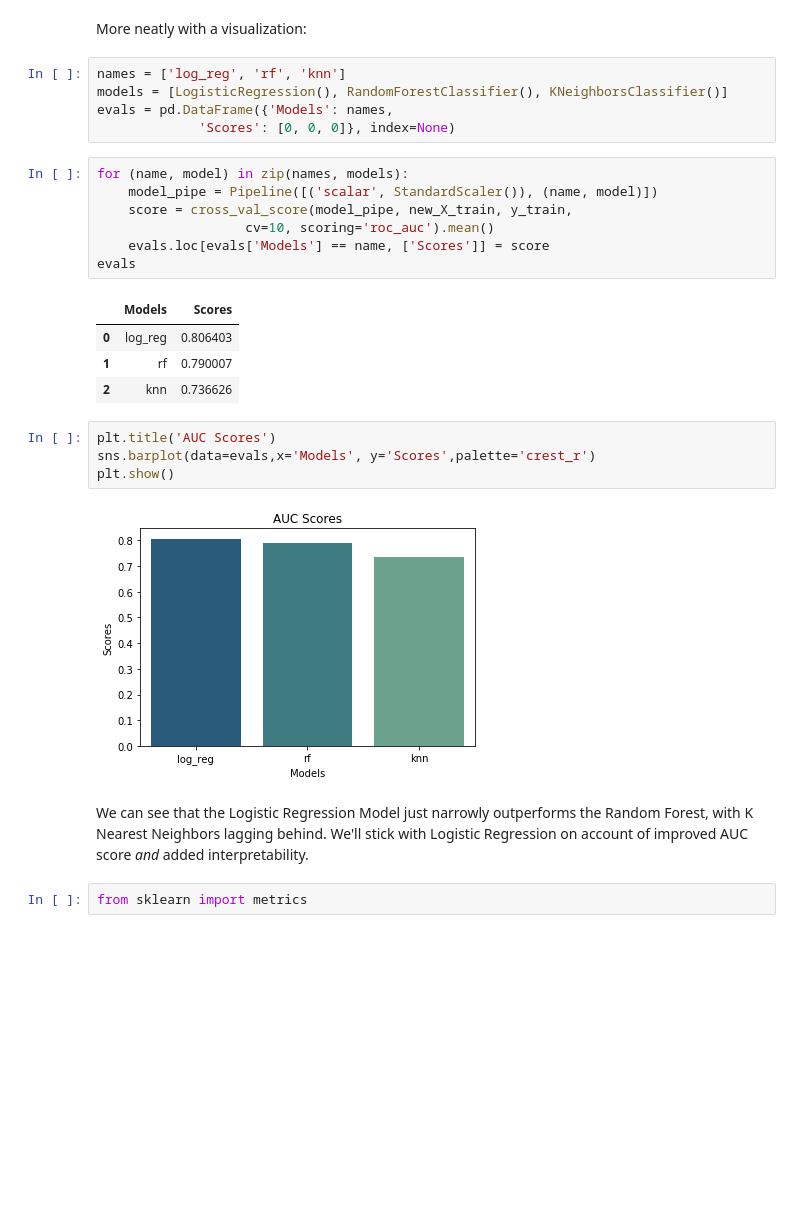
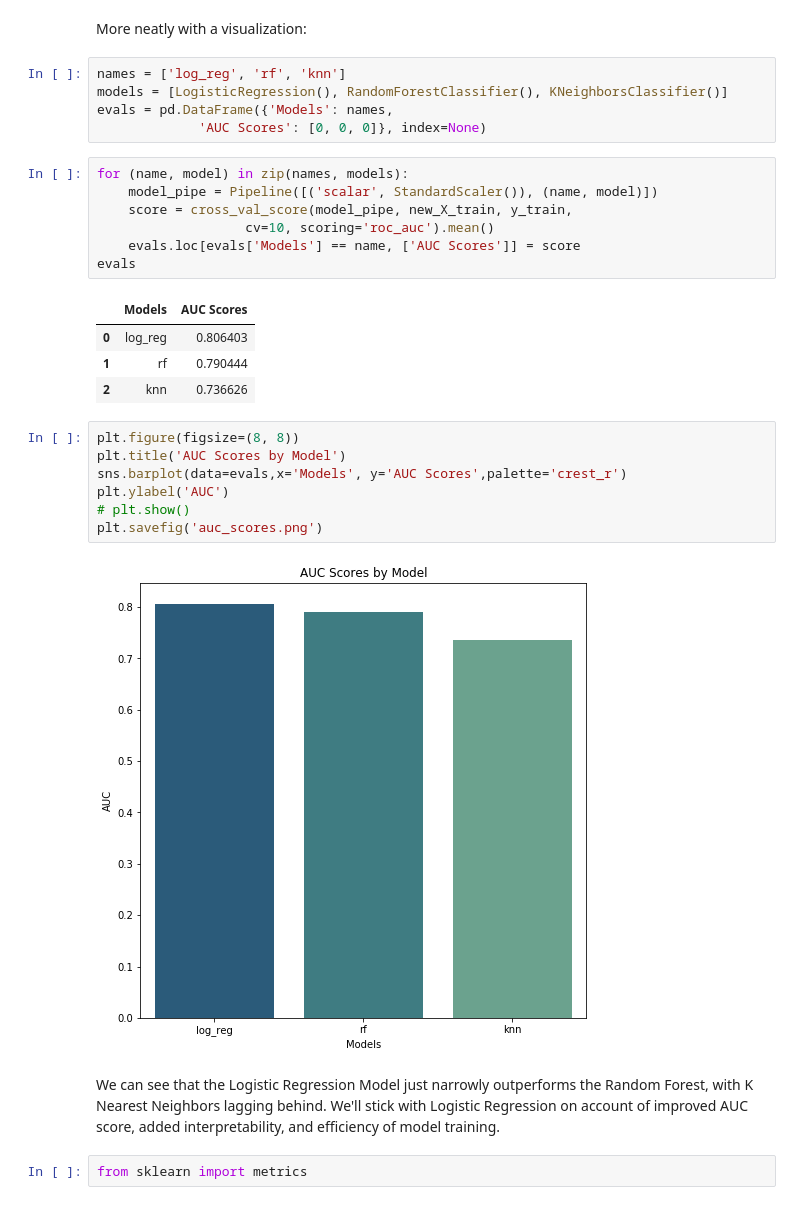
Before and after one commit to DImsirovic/cfb_game_prediction, a Jupyter notebook: modeling/model_building.ipynb, the cells around one changed output. Cells and saved outputs as stored; diff of their text form; blank space fills up the shorter version.

Commit message:
Added testing to modeling notebook

```diff
--- a/modeling/model_building.ipynb
+++ b/modeling/model_building.ipynb
@@ -194,26 +199,29 @@ More neatly with a visualization:
 names = ['log_reg', 'rf', 'knn']
 models = [LogisticRegression(), RandomForestClassifier(), KNeighborsClassifier()]
 evals = pd.DataFrame({'Models': names,
-             'Scores': [0, 0, 0]}, index=None)
+             'AUC Scores': [0, 0, 0]}, index=None)
 # %%
 for (name, model) in zip(names, models):
     model_pipe = Pipeline([('scalar', StandardScaler()), (name, model)])
     score = cross_val_score(model_pipe, new_X_train, y_train,
                    cv=10, scoring='roc_auc').mean()
-    evals.loc[evals['Models'] == name, ['Scores']] = score
+    evals.loc[evals['Models'] == name, ['AUC Scores']] = score
 evals
 # %% [output]
-|  | Models | Scores |
+|  | Models | AUC Scores |
 | 0 | log_reg | 0.806403 |
-| 1 | rf | 0.790007 |
+| 1 | rf | 0.790444 |
 | 2 | knn | 0.736626 |
 # %%
-plt.title('AUC Scores')
-sns.barplot(data=evals,x='Models', y='Scores',palette='crest_r')
-plt.show()
+plt.figure(figsize=(8, 8))
+plt.title('AUC Scores by Model')
+sns.barplot(data=evals,x='Models', y='AUC Scores',palette='crest_r')
+plt.ylabel('AUC')
+# plt.show()
+plt.savefig('auc_scores.png')
 # %% [output]
-[figure, old version]
+[figure, new version]
 # %% [markdown]
-We can see that the Logistic Regression Model just narrowly outperforms the Random Forest, with K Nearest Neighbors lagging behind. We'll stick with Logistic Regression on account of improved AUC score *and* added interpretability.
+We can see that the Logistic Regression Model just narrowly outperforms the Random Forest, with K Nearest Neighbors lagging behind. We'll stick with Logistic Regression on account of improved AUC score, added interpretability, and efficiency of model training.
 # %%
 from sklearn import metrics
```
Also changed, not shown: parts of 12 cells of this notebook.
